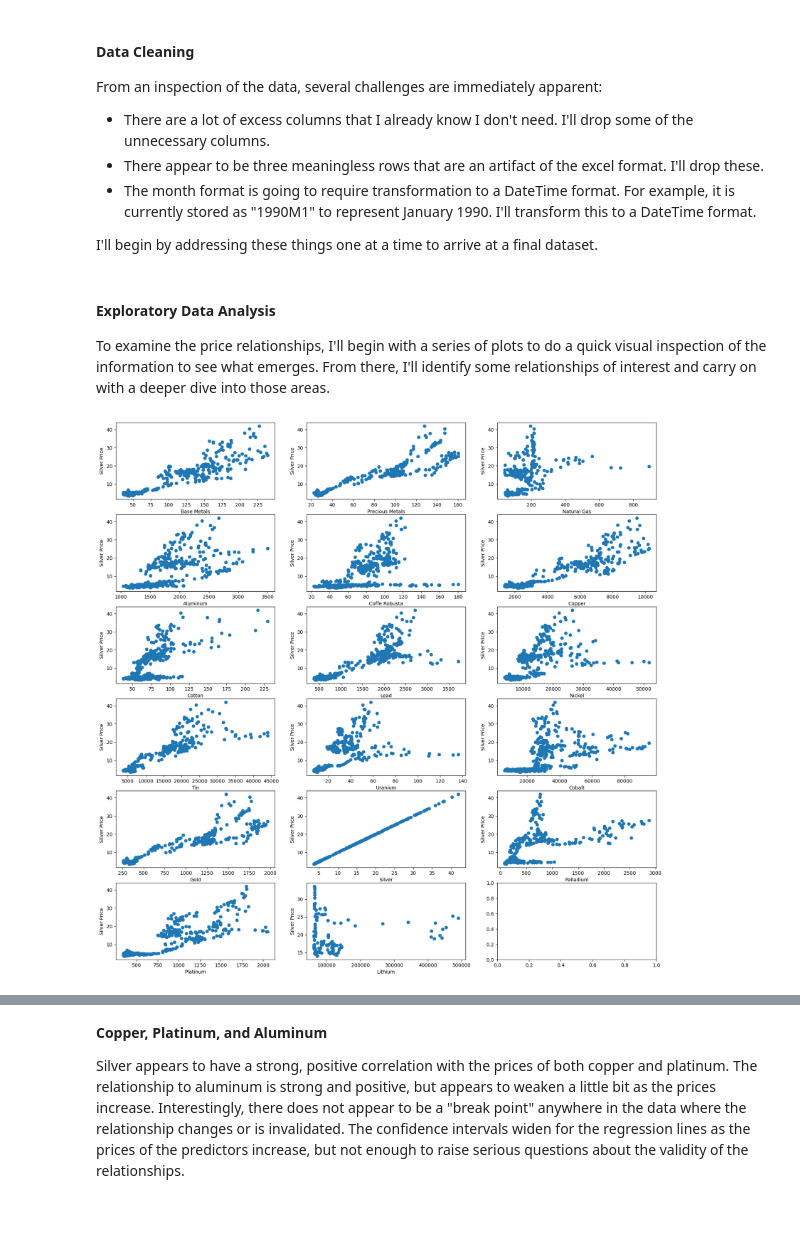
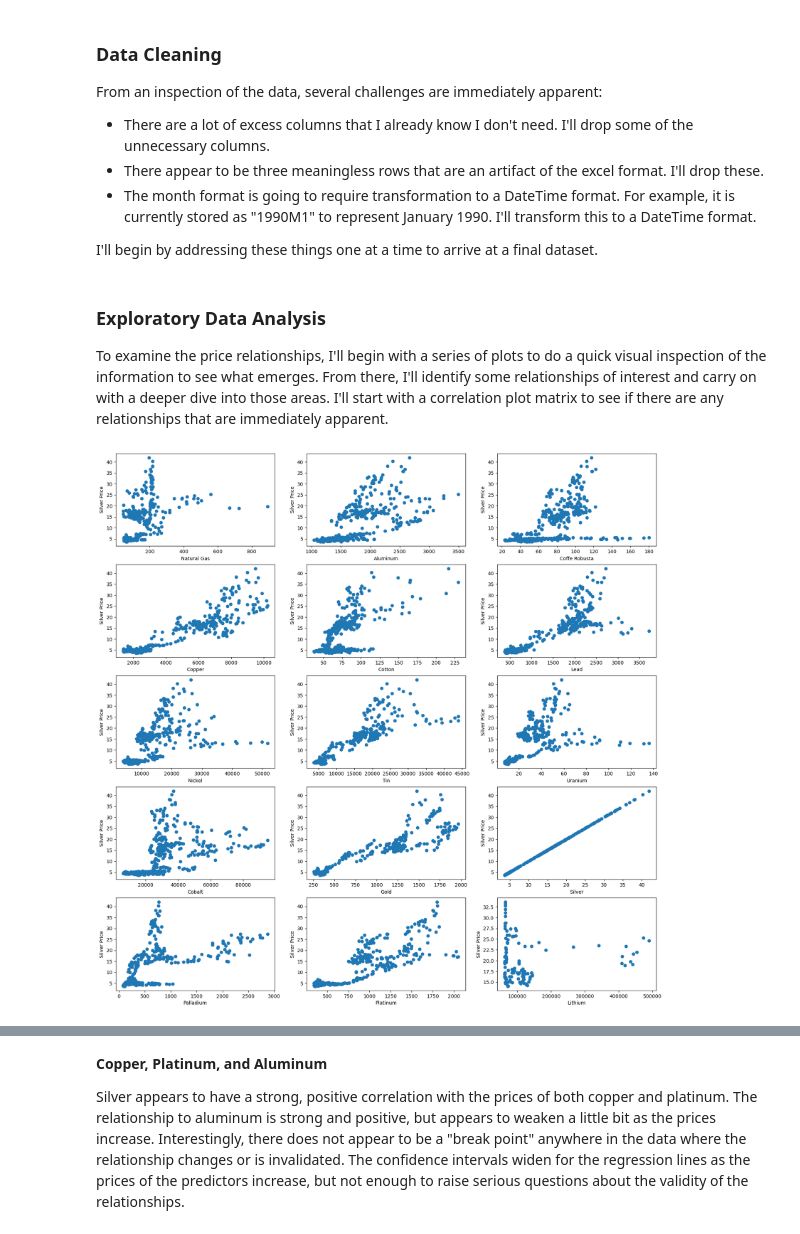
Before and after one commit to andrewkroening/precious-metal-price-analysis, a Jupyter notebook: 20_code/exploratory_analysis.ipynb, the cells around one changed output, grey strips where cells are left out. Drawn from its saved outputs; the diff is of its cells as text; code cells hidden in the pictures.

Commit message:
restructure with plots

```diff
--- a/20_code/exploratory_analysis.ipynb
+++ b/20_code/exploratory_analysis.ipynb
@@ -82,7 +81,7 @@ price_df = pd.read_excel(
 )
 # price_df.head(5)
 # %% [markdown]
-#### Data Cleaning
+### Data Cleaning
 
 From an inspection of the data, several challenges are immediately apparent:
 * There are a lot of excess columns that I already know I don't need. I'll drop some of the unnecessary columns.
@@ -91,8 +90,6 @@ From an inspection of the data, several challenges are immediately apparent:
 
 I'll begin by addressing these things one at a time to arrive at a final dataset.
 # %%
-# Data cleaning
-
 # First problem: columns
 
 # First, print the column header and value in the first row together to see what we're working with
@@ -102,8 +99,6 @@ I'll begin by addressing these things one at a time to arrive at a final dataset
 # Then subset the data to only the columns we want
 cols = [
     "Commodity",
-    "PMETA",
-    "PPMETA",
     "PNGAS",
     "PALUM",
     "PCOFFROB",
@@ -125,8 +120,6 @@ price_df = price_df[cols]
 # Then rename the columns to the first word of the value in the first row
 price_df.columns = [
     "Date",
-    "Base Metals",
-    "Precious Metals",
     "Natural Gas",
     "Aluminum",
     "Coffe Robusta",
@@ -157,18 +150,18 @@ price_df["Date"] = pd.to_datetime(price_df["Date"], format="%YM%m")
 # Reset the index
 price_df = price_df.reset_index(drop=True)
 # %% [markdown]
-#### Exploratory Data Analysis
+### Exploratory Data Analysis
 
-To examine the price relationships, I'll begin with a series of plots to do a quick visual inspection of the information to see what emerges. From there, I'll identify some relationships of interest and carry on with a deeper dive into those areas.
+To examine the price relationships, I'll begin with a series of plots to do a quick visual inspection of the information to see what emerges. From there, I'll identify some relationships of interest and carry on with a deeper dive into those areas. I'll start with a correlation plot matrix to see if there are any relationships that are immediately apparent.
 # %%
 # A matrix of plots with all the columns against the silver price
-fig, axs = plt.subplots(6, 3, figsize=(20, 20))
+fig, axs = plt.subplots(5, 3, figsize=(20, 20))
 for i, col in enumerate(price_df.columns[1:]):
     axs[i // 3, i % 3].scatter(price_df[col], price_df["Silver"])
     axs[i // 3, i % 3].set_ylabel("Silver Price")
     axs[i // 3, i % 3].set_xlabel(col)
 # %% [output]
-[figure, old version]
+[figure, new version]
 # %% [markdown]
 The matrix of plots above shows the prices of the commodities and indices I selected as predictor variables, with the price of silver as the outcome variable. There are a couple of things that I found interesting about this group. First, several commodities appear to have a strong positive relationship with silver, but many of those relationships weaken (sometimes significantly) after a specific price point is surpassed. This effect is best observed on the graph with the price of tin as the predictor. Around a tin price of $17,500, the relationship with silver appears to weaken and level off. This follows how these commodities behave: the price of one item does not affect silver; the prices are symptoms of broader economic sentiment and concepts about where the costs should be. In short, the prices are correlated but not causally related.
 
```
Also changed, not shown: parts of 19 cells of this notebook, 8 other files.
